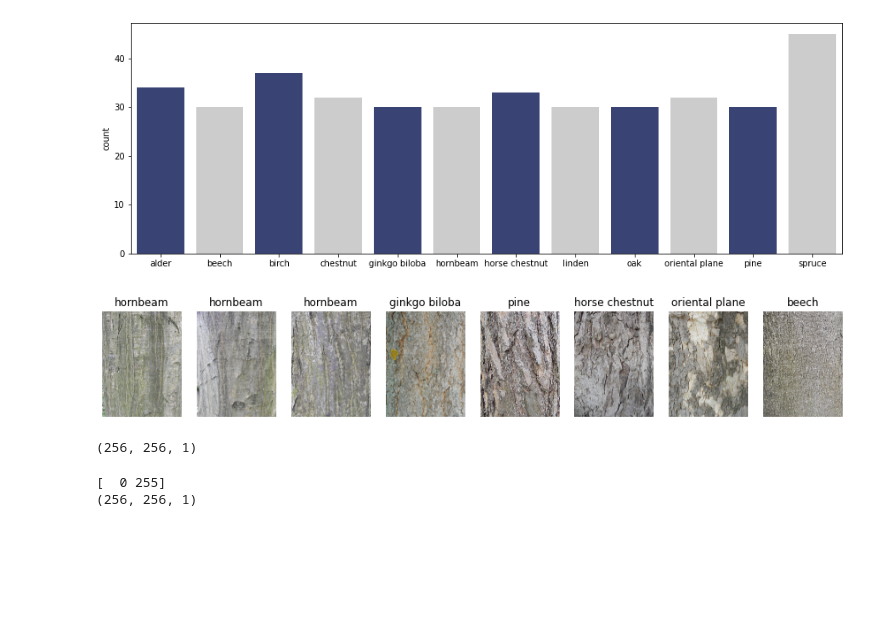
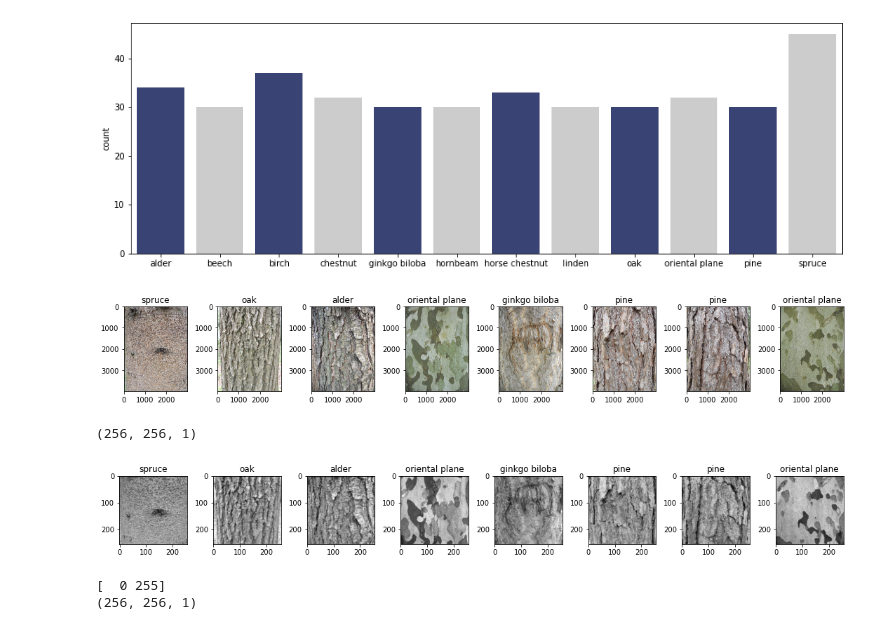
Before and after one commit to MahsaPaknezhad/RadiomicsTutorial, a Jupyter notebook: tree_bark_analysis.ipynb, the cells around one changed output. Cells and saved outputs as stored; diff of their text form; code cells hidden in the pictures; blank space fills up the shorter version.

```diff
--- a/tree_bark_analysis.ipynb
+++ b/tree_bark_analysis.ipynb
@@ -40,27 +40,27 @@ data_loader = torch.utils.data.DataLoader(dataset,
 # %%
 from PIL import Image
 import random
 import torchvision.transforms as transforms
 
 # Show multiple examples of images from the training set
 n = 8
 indices = random.sample(range(0, len(dataset.imgs)),n)
 batch = [dataset.imgs[i] for i in indices]
 trans = transforms.ToTensor()
 
 plt.figure(figsize=[15,5])
 for i in range(n):
     img = Image.open(batch[i][0])
     img = trans(img)
     img = torch.permute(img, (1,2,0))
     target = dataset.classes[batch[i][1]]
     plt.subplot(1,n,i+1)
     plt.imshow(img)
     plt.title(target)
-    plt.axis('off')
+plt.tight_layout()
 plt.show()
 # %% [output]
-[figure, old version]
+[figure, new version]
 # %%
 import numpy as np
 import nibabel as nib
@@ -107,6 +107,20 @@ img = nib.load(dataset.imgs[0][0].replace(data_dir, nii_dir).replace('.JPG', '.n
 img.shape
 # %% [output]
 (256, 256, 1)
+# %%
+# Show multiple examples of images from the training set
+plt.figure(figsize=[15,5])
+for i in range(n):
+    img = nib.load(batch[i][0].replace(data_dir, nii_dir).replace('.JPG', '.nii.gz'))
+    img = np.array(img.dataobj)
+    target = dataset.classes[batch[i][1]]
+    plt.subplot(1,n,i+1)
+    plt.imshow(img, cmap='gray')
+    plt.title(target)
+plt.tight_layout()
+plt.show()
+# %% [output]
+[figure, added]
 # %%
 import numpy as np
 from PIL import Image
```
Also changed, not shown: parts of 17 cells of this notebook, 6 other files.
